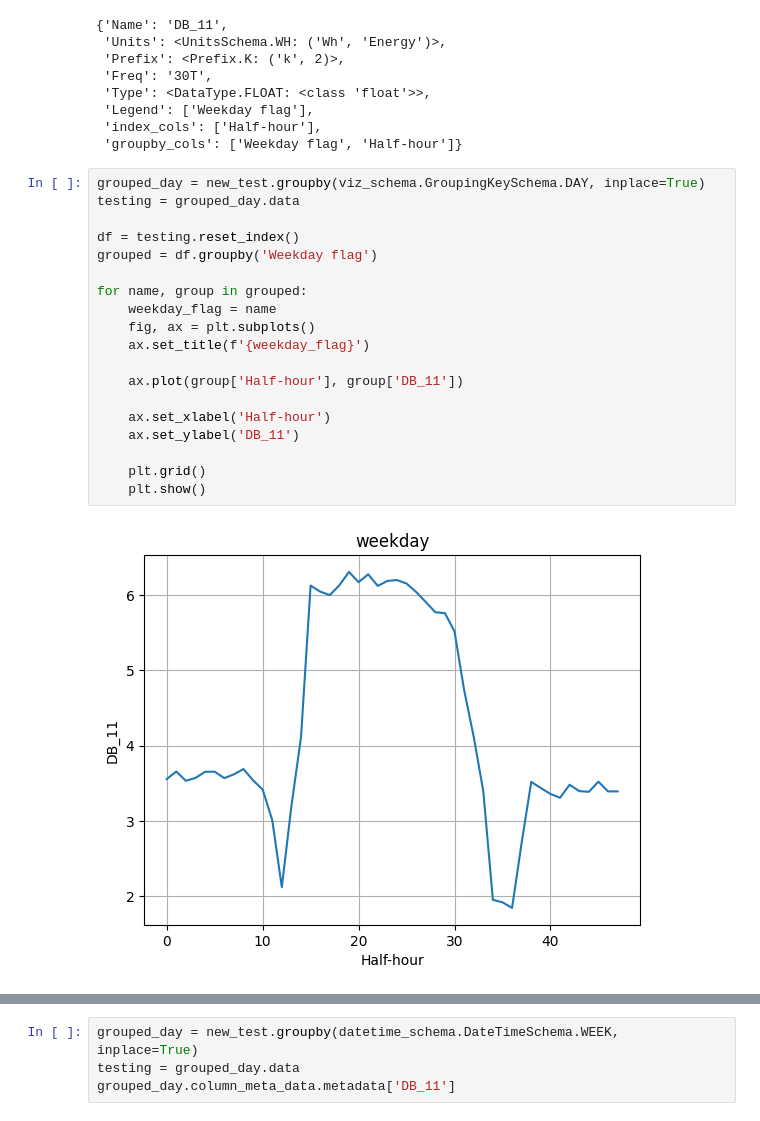
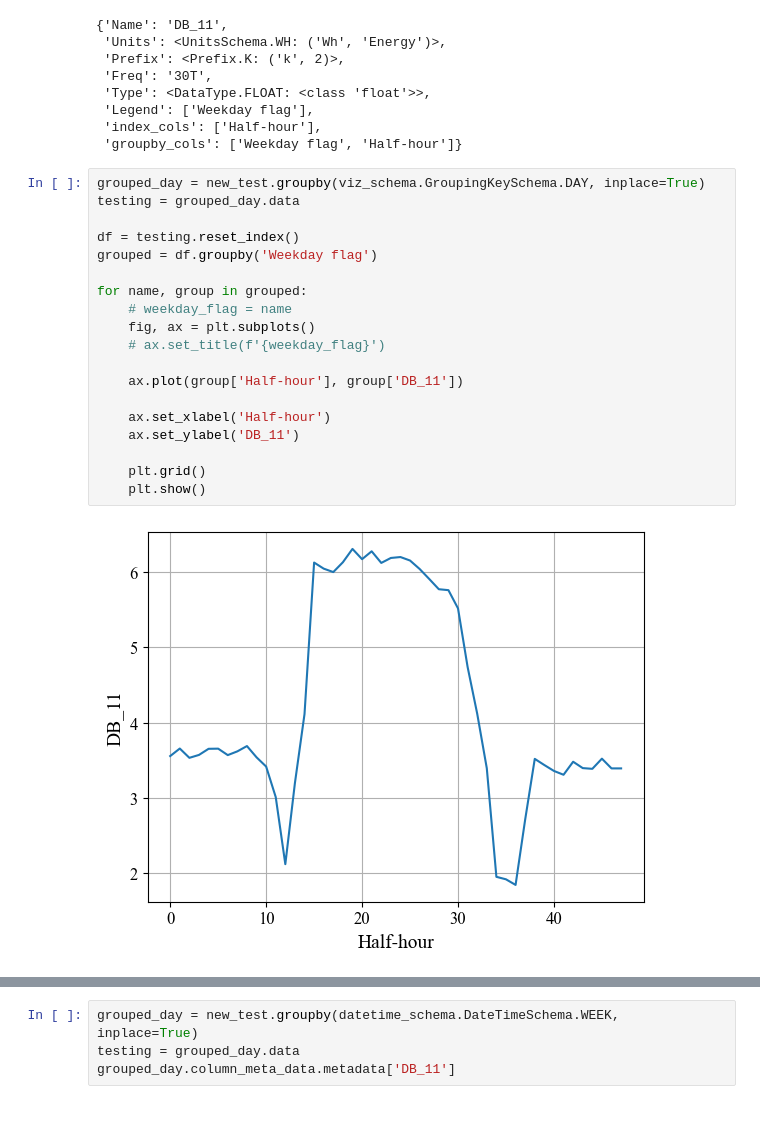
Before and after one commit to empowering-energy-solutions-ltd/e2sviz, a Jupyter notebook: notebooks/clean_demo.ipynb, the cells around one changed output, grey strips where cells are left out. Drawn from its saved outputs; the diff is of its cells as text.

```diff
--- a/notebooks/clean_demo.ipynb
+++ b/notebooks/clean_demo.ipynb
@@ -186,21 +186,21 @@ grouped_class.column_meta_data.metadata['DB_11']
 # %%
 grouped_day = new_test.groupby(viz_schema.GroupingKeySchema.DAY, inplace=True)
 testing = grouped_day.data
 
 df = testing.reset_index()
 grouped = df.groupby('Weekday flag')
 
 for name, group in grouped:
-    weekday_flag = name
+    # weekday_flag = name
     fig, ax = plt.subplots()
-    ax.set_title(f'{weekday_flag}')
+    # ax.set_title(f'{weekday_flag}')
 
     ax.plot(group['Half-hour'], group['DB_11'])
 
     ax.set_xlabel('Half-hour')
     ax.set_ylabel('DB_11')
 
     plt.grid()
     plt.show()
 # %% [output]
-[figure, old version]
+[figure, new version]
```
Also changed, not shown: parts of 14 cells of this notebook, 2 other files.
